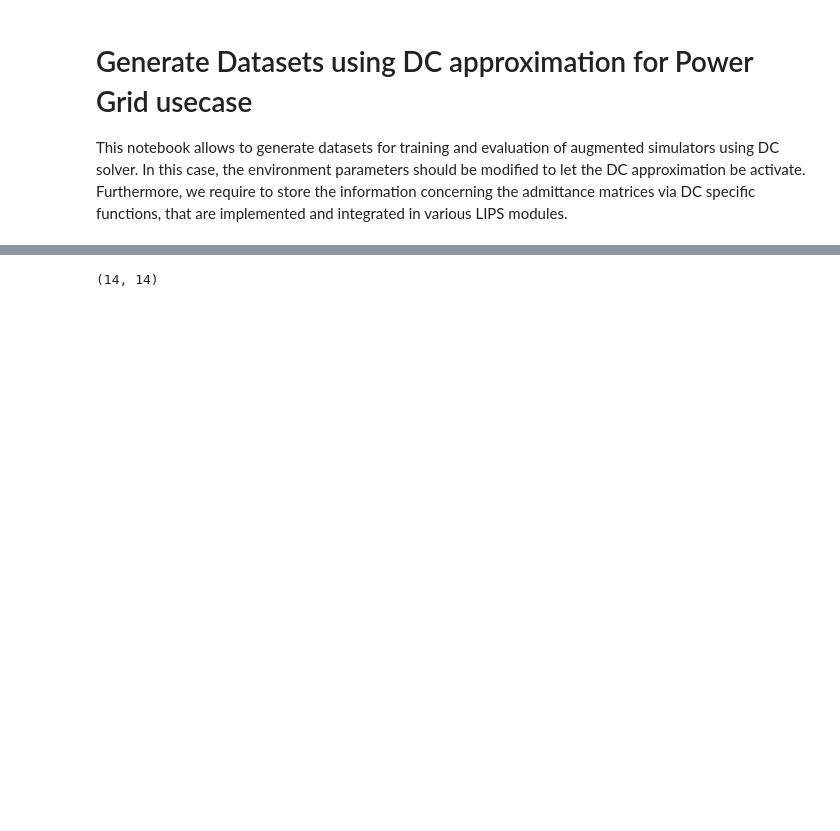
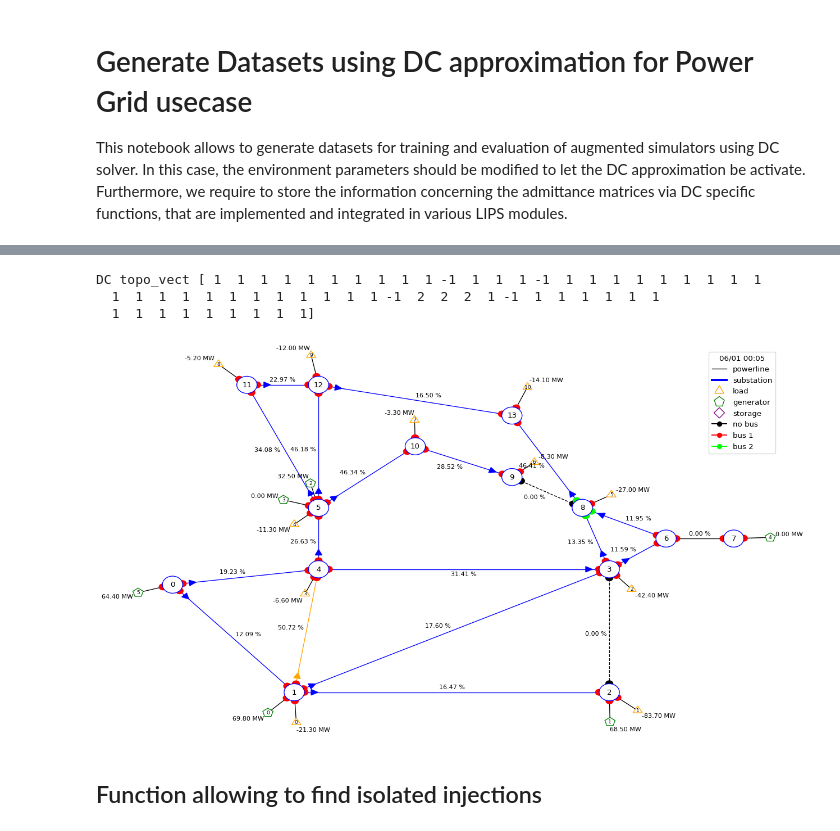
Before and after one commit to IRT-SystemX/LIPS, a Jupyter notebook: getting_started/auxiliary/Generate_with_DC.ipynb, the cells around one changed output, grey strips where cells are left out. Drawn from its saved outputs; the diff is of its cells as text; code cells hidden in the pictures; blank space fills up the shorter version.

```diff
--- a/getting_started/auxiliary/Generate_with_DC.ipynb
+++ b/getting_started/auxiliary/Generate_with_DC.ipynb
@@ -147,4 +47,49 @@ obs, *_ = env.step(action)
-# %%
-env.backend._grid.get_dcYbus().todense().shape
-# %% [output]
-(14, 14)
+# %%
+param = Parameters()
+env_params = {
+	"NO_OVERFLOW_DISCONNECTION": True,
+	"MAX_LINE_STATUS_CHANGED": 999999,
+	"MAX_SUB_CHANGED": 999999,
+	"NB_TIMESTEP_COOLDOWN_LINE": 0,
+	"NB_TIMESTEP_COOLDOWN_SUB": 0}
+param.init_from_dict(env_params)
+param.ENV_DC = True
+
+
+env_seed = 1
+initial_chronics_id = 864
+
+# create the environment with specific parameters
+env = grid2op.make("l2rpn_case14_sandbox", backend=LightSimBackend(), param=param)
+env.seed(env_seed)
+env.chronics_handler.set_filter(lambda path: re.match("^((?!(.*9[0-9][0-9].*)).)*$", path) is not None)
+env.chronics_handler.real_data.reset()
+env.set_id(initial_chronics_id)
+obs = env.reset()
+# %%
+# Make the action in question
+topo_vect = np.array([ 1,  1,  1,  1,  1,  1,  1,  1,  1,  1, -1,  1,  1,  1, -1,  1,  1,
+                       1,  1,  1,  1,  1,  1,  1,  1,  1,  1,  1,  1,  1,  1,  1,  1,  1,
+                       1,  1, -1,  2,  2,  2,  1, -1,  1,  1,  1,  1,  1,  1,  1,  1,  1,
+                       1,  1,  1,  1,  1,  1], dtype=int)
+action_list = [(idx, el) for idx, el in enumerate(topo_vect)]
+
+action = env.action_space({})
+action.set_bus = action_list
+# %%
+obs, reward, done, info = env.step(action)
+print("DC topo_vect", obs.topo_vect)
+assert done is False
+# %% [output]
+DC topo_vect [ 1  1  1  1  1  1  1  1  1  1 -1  1  1  1 -1  1  1  1  1  1  1  1  1  1
+  1  1  1  1  1  1  1  1  1  1  1  1 -1  2  2  2  1 -1  1  1  1  1  1  1
+  1  1  1  1  1  1  1  1  1]
+# %%
+from grid2op.PlotGrid import PlotMatplot
+plot_helper = PlotMatplot(env.observation_space)
+fig = plot_helper.plot_obs(obs)
+fig.show()
+# %% [output]
+[figure, added]
+# %% [markdown]
+## Function allowing to find isolated injections
```
Also changed, not shown: parts of 25 cells of this notebook.
